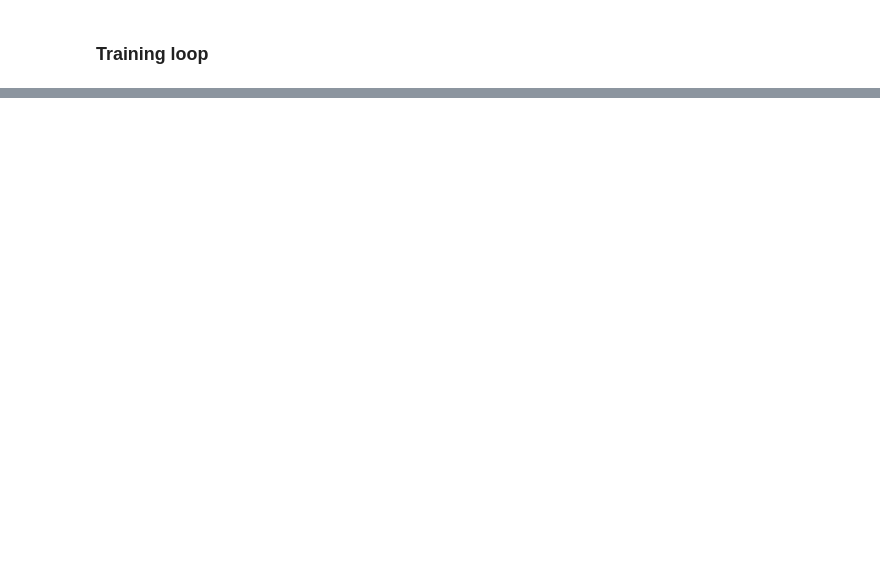
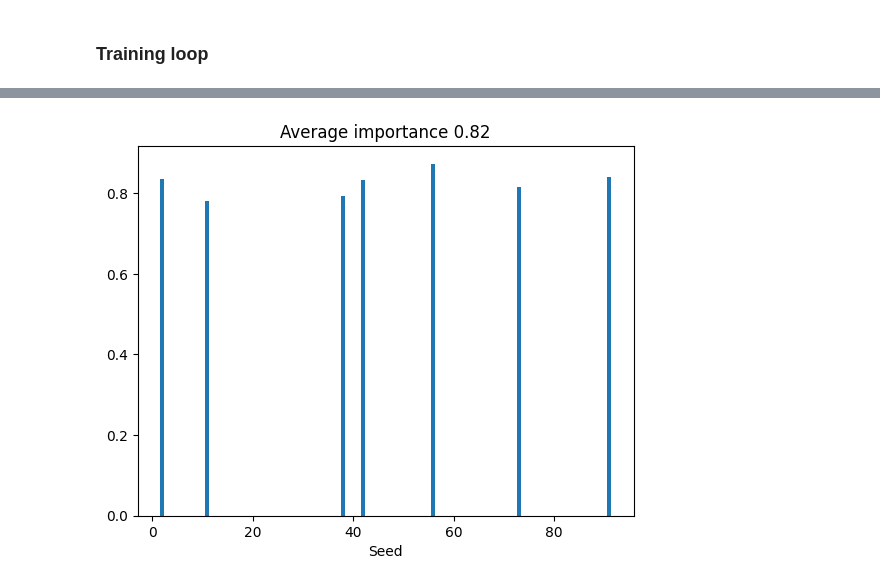
Before and after one commit to lukasz-kedzierski/surface-classification, a Jupyter notebook: src/surface_classification_xgb_2.ipynb, the cells around one changed output, grey strips where cells are left out. Cells and saved outputs as stored; diff of their text form; code cells hidden in the pictures; blank space fills up the shorter version.

```diff
--- a/src/surface_classification_xgb_2.ipynb
+++ b/src/surface_classification_xgb_2.ipynb
@@ -138,0 +186,9 @@ TypeError: argument of type 'method' is not iterable
+# %%
+importances = [0.8339781, 0.8319059, 0.78137916, 0.873001, 0.81495255, 0.79207397, 0.8388981]
+seeds = [2, 42, 11, 56, 73, 38, 91]
+plt.bar(seeds, importances)
+plt.xlabel('Seed')
+plt.title(f'Average importance {np.mean(importances):0.2f}')
+plt.show()
+# %% [output]
+[figure, added]
```
Also changed, not shown: parts of 12 cells of this notebook, 1 other file.
